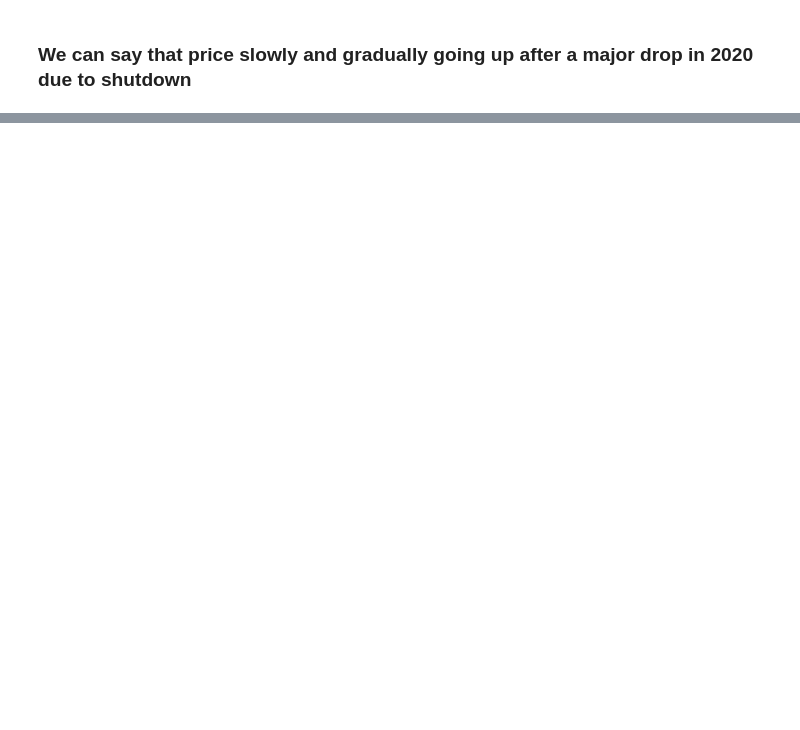
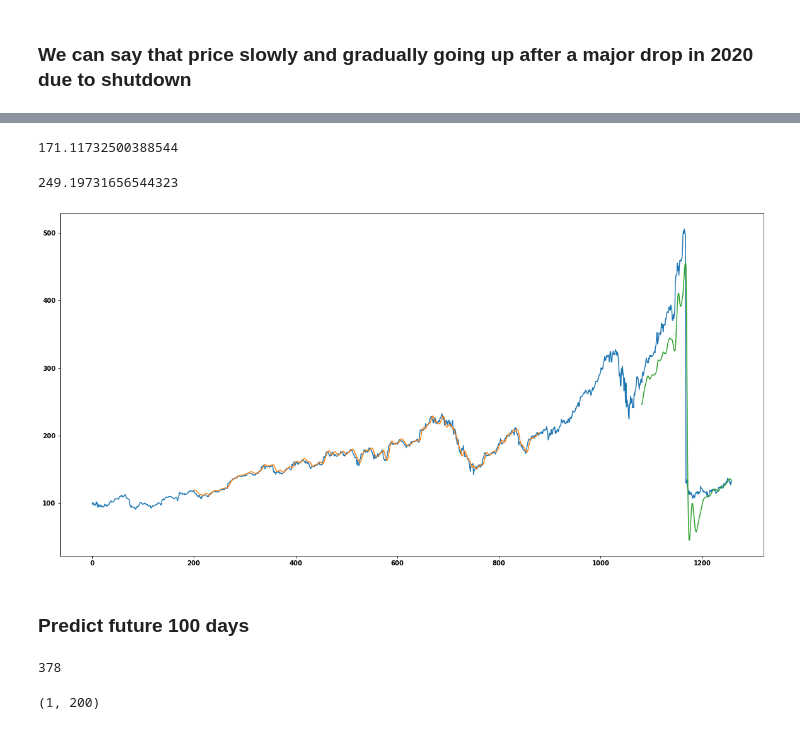
Before and after one commit to tigju/apple-stock-price-prediction-forecasting, a Jupyter notebook: lstm.ipynb, the cells around one changed output, grey strips where cells are left out. Saved outputs shown, nothing was run; the diff lists cells and outputs as text; code cells hidden in the pictures; blank space fills up the shorter version.

Commit message:
Predict for the next 100 days

```diff
--- a/lstm.ipynb
+++ b/lstm.ipynb
@@ -349,0 +363,8 @@ plt.plot(df2[1200:])
+# %%
+# create stacked LSTM model
+model2 = Sequential()
+model2.add(LSTM(100, return_sequences=True, input_shape=(200,1)))
+model2.add(LSTM(100, return_sequences=True))
+model2.add(LSTM(50))
+model2.add(Dense(1))
+model2.compile(loss="mean_squared_error", optimizer="adam")
@@ -349,0 +390,2 @@ plt.plot(df2[1200:])
+# %%
+model2.fit(X_train, y_train, validation_data=(X_test, y_test), epochs=100, batch_size=64, verbose=1)
@@ -349,0 +411,44 @@ plt.plot(df2[1200:])
+# %%
+# Let's do the predict train and test
+train_predict = model2.predict(X_train)
+test_predict = model2.predict(X_test)
+# %%
+# transform back the data to it's original form
+train_predict = scaler.inverse_transform(train_predict)
+test_predict = scaler.inverse_transform(test_predict)
+# %%
+# Calculate RMSE performance metrics
+from sklearn.metrics import mean_squared_error
+np.sqrt(mean_squared_error(y_train, train_predict))
+# %% [output]
+171.11732500388544
+# %%
+# Test data RMSE
+np.sqrt(mean_squared_error(y_test, test_predict))
+# %% [output]
+249.19731656544323
+# %%
+# shift train prediction for ploting
+trainPredictPlot = np.empty_like(df)
+trainPredictPlot[:,:] = np.nan
+trainPredictPlot[200:len(train_predict)+200, :] = train_predict
+
+# shift test prediction for plotting
+testPredictPlot = np.empty_like(df)
+testPredictPlot[:,:] = np.nan
+testPredictPlot[len(train_predict)+(200*2)+1:len(df)-1, :] = test_predict
+
+# plot baseline and predictions
+plt.figure(figsize=(20,10))
+plt.plot(scaler.inverse_transform(df))
+plt.plot(trainPredictPlot)
+plt.plot(testPredictPlot)
+plt.show()
+# %% [output]
+[figure, added]
+# %% [markdown]
+### Predict future 100 days
+# %%
+len(test)
+# %% [output]
+378
@@ -349,0 +458,4 @@ plt.plot(df2[1200:])
+# %%
+x_input.shape
+# %% [output]
+(1, 200)
```
Also changed, not shown: parts of 20 cells of this notebook.
